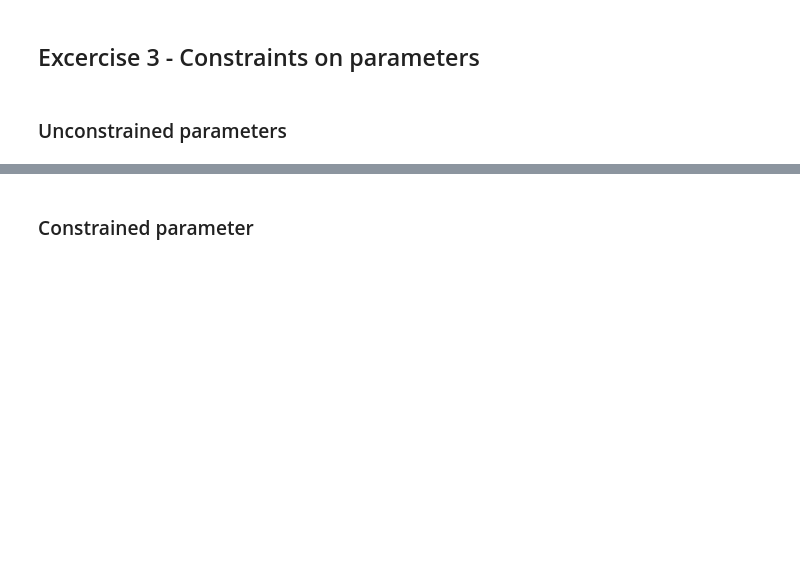
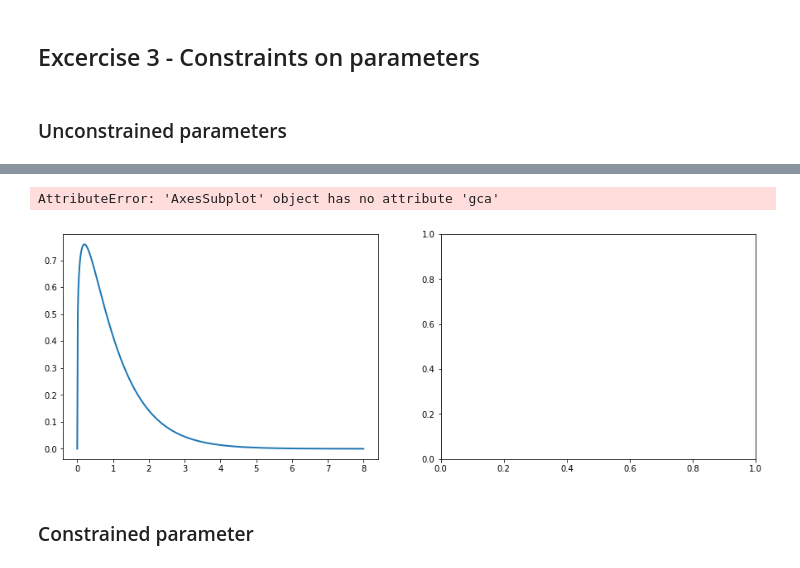
Before and after one commit to nmpluta/data-analytics-lectures, a Jupyter notebook: Data Analytics/Lab 2/lab2.ipynb, the cells around one changed output, grey strips where cells are left out. Saved outputs shown, nothing was run; the diff lists cells and outputs as text; code cells hidden in the pictures; blank space fills up the shorter version.

Commit message:
2: add ploting histograms for ex.3
Update of homework exercises from the laboratory 2 (13.03.2023)

```diff
--- a/Data Analytics/Lab 2/lab2.ipynb
+++ b/Data Analytics/Lab 2/lab2.ipynb
@@ -188,15 +199,19 @@ out_gamma1.diagnose()
 # %%
 N=500
 xs = np.linspace(0,8,N)
 pdfs = stats.gamma.pdf(xs, 1.25, scale = 1 / 1.25)
 
 plt.plot(xs, pdfs, linewidth=2)
-
-## add histogram of theta samples with 160 bins
-
 plt.gca().set_xlabel("theta")
 plt.gca().set_ylabel("Probability Density Function")
 plt.show()
+
+## add histogram of theta samples with 160 bins
+plt.hist(out_gamma1.stan_variable('theta'), bins=160)
+plt.gca().set_xlabel("theta")
+# %% [output]
+AttributeError: 'AxesSubplot' object has no attribute 'gca'
+[figure, added]
 # %% [markdown]
 ### Constrained parameter
 # %%
```
Also changed, not shown: parts of 2 cells of this notebook, 20 other files.
